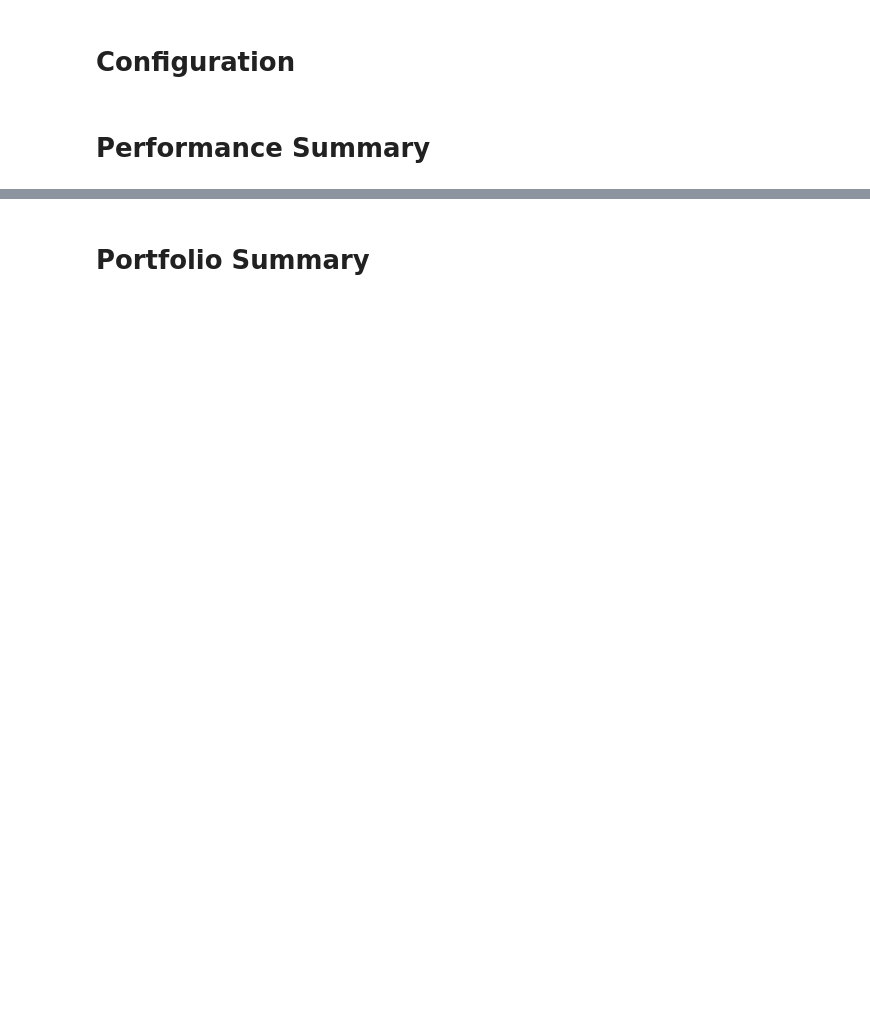
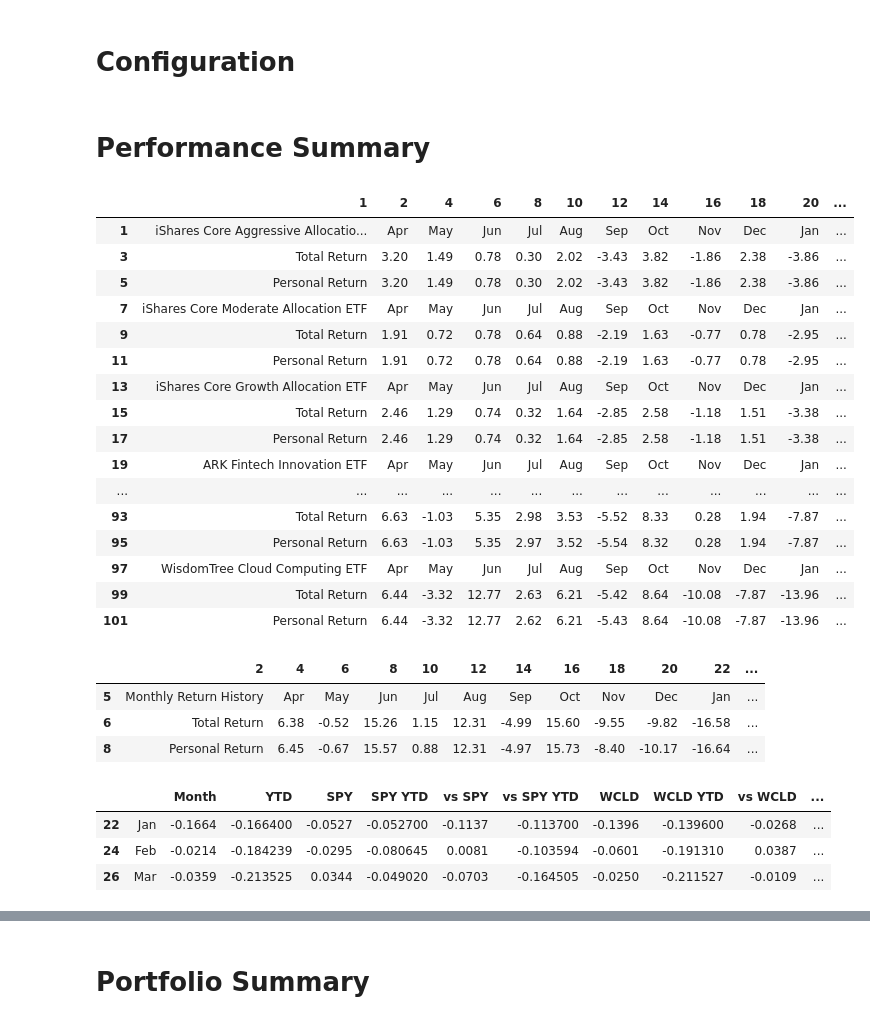
Before and after one commit to stan1eycc/investor-toolbox, a Jupyter notebook: notebooks/ms_parser_v2.ipynb, the cells around one changed output, grey strips where cells are left out. Saved outputs shown, nothing was run; the diff lists cells and outputs as text; code cells hidden in the pictures; blank space fills up the shorter version.

```diff
--- a/notebooks/ms_parser_v2.ipynb
+++ b/notebooks/ms_parser_v2.ipynb
@@ -95,34 +95,52 @@ if current_month_i == 11 :
                       annual_cfg_year + annual_cfg_date[current_month_i-1] + '_' +
                      benchmark_name_cfg + '_' +
                      portfolio_performance_name)
 
     df_list = pd.read_html(bm_url_t)
 
     df = df_list[9]
     df = df.dropna(how='all',axis='columns')
     df = df.dropna(how='all')
     df = df.dropna(how='any',axis='columns')
     #mon_df = df.iloc[1:4,2:15]
     #print(mon_df.to_string(index=False,header=False))
     res_df = df
     #res_df
 
     #Get month names
     df = df_list[8]
     df = df.dropna(how='all',axis='columns')
     df = df.dropna(how='all')
     #df = df.dropna(how='any',axis='columns')
     #print(df.iloc[1,1])
     #df.iloc[0,]
 
     for i in list(range(0,len(res_df),3)):
         res_df.iloc[i,1:] = df.iloc[0,]
 
     #Reassign Dec
     res_df.iloc[:,list(res_df.iloc[0,]).index('Dec')] = res_df_dec.iloc[:,list(res_df_dec.iloc[0,]).index('Dec')]
 
 # Return
-#res_df
+res_df
+# %% [output]
+|  | 1 | 2 | 4 | 6 | 8 | 10 | 12 | 14 | 16 | 18 | 20 | ... |
+| 1 | iShares Core Aggressive Allocatio... | Apr | May | Jun | Jul | Aug | Sep | Oct | Nov | Dec | Jan | ... |
+| 3 | Total Return | 3.20 | 1.49 | 0.78 | 0.30 | 2.02 | -3.43 | 3.82 | -1.86 | 2.38 | -3.86 | ... |
+| 5 | Personal Return | 3.20 | 1.49 | 0.78 | 0.30 | 2.02 | -3.43 | 3.82 | -1.86 | 2.38 | -3.86 | ... |
+| 7 | iShares Core Moderate Allocation ETF | Apr | May | Jun | Jul | Aug | Sep | Oct | Nov | Dec | Jan | ... |
+| 9 | Total Return | 1.91 | 0.72 | 0.78 | 0.64 | 0.88 | -2.19 | 1.63 | -0.77 | 0.78 | -2.95 | ... |
+| 11 | Personal Return | 1.91 | 0.72 | 0.78 | 0.64 | 0.88 | -2.19 | 1.63 | -0.77 | 0.78 | -2.95 | ... |
+| 13 | iShares Core Growth Allocation ETF | Apr | May | Jun | Jul | Aug | Sep | Oct | Nov | Dec | Jan | ... |
+| 15 | Total Return | 2.46 | 1.29 | 0.74 | 0.32 | 1.64 | -2.85 | 2.58 | -1.18 | 1.51 | -3.38 | ... |
+| 17 | Personal Return | 2.46 | 1.29 | 0.74 | 0.32 | 1.64 | -2.85 | 2.58 | -1.18 | 1.51 | -3.38 | ... |
+| 19 | ARK Fintech Innovation ETF | Apr | May | Jun | Jul | Aug | Sep | Oct | Nov | Dec | Jan | ... |
+| ... | ... | ... | ... | ... | ... | ... | ... | ... | ... | ... | ... | ... |
+| 93 | Total Return | 6.63 | -1.03 | 5.35 | 2.98 | 3.53 | -5.52 | 8.33 | 0.28 | 1.94 | -7.87 | ... |
+| 95 | Personal Return | 6.63 | -1.03 | 5.35 | 2.97 | 3.52 | -5.54 | 8.32 | 0.28 | 1.94 | -7.87 | ... |
+| 97 | WisdomTree Cloud Computing ETF | Apr | May | Jun | Jul | Aug | Sep | Oct | Nov | Dec | Jan | ... |
+| 99 | Total Return | 6.44 | -3.32 | 12.77 | 2.63 | 6.21 | -5.42 | 8.64 | -10.08 | -7.87 | -13.96 | ... |
+| 101 | Personal Return | 6.44 | -3.32 | 12.77 | 2.62 | 6.21 | -5.43 | 8.64 | -10.08 | -7.87 | -13.96 | ... |
 # %%
 # Portfolio parsing
 
@@ -165,7 +183,12 @@ if current_month_i == 11 :
     mon_df.iloc[:,list(mon_df.iloc[0,]).index('Dec')] = mon_df_dec.iloc[:,list(mon_df_dec.iloc[0,]).index('Dec')]
 
 #print(mon_df.to_string(index=False,header=False))
-#mon_df
+mon_df
+# %% [output]
+|  | 2 | 4 | 6 | 8 | 10 | 12 | 14 | 16 | 18 | 20 | 22 | ... |
+| 5 | Monthly Return History | Apr | May | Jun | Jul | Aug | Sep | Oct | Nov | Dec | Jan | ... |
+| 6 | Total Return | 6.38 | -0.52 | 15.26 | 1.15 | 12.31 | -4.99 | 15.60 | -9.55 | -9.82 | -16.58 | ... |
+| 8 | Personal Return | 6.45 | -0.67 | 15.57 | 0.88 | 12.31 | -4.97 | 15.73 | -8.40 | -10.17 | -16.64 | ... |
 # %%
 # Build summary dataframe
 
@@ -212,7 +235,12 @@ summary_df[bm_ticker +' YTD'] = list(df['YTD'])
 summary_df['vs ' + bm_ticker] = summary_df['Month'] - summary_df[bm_ticker]
 summary_df['vs ' + bm_ticker +' YTD'] = summary_df['YTD'] - summary_df[bm_ticker +' YTD']
 
-#summary_df
+summary_df
+# %% [output]
+|  |  | Month | YTD | SPY | SPY YTD | vs SPY | vs SPY YTD | WCLD | WCLD YTD | vs WCLD | ... |
+| 22 | Jan | -0.1664 | -0.166400 | -0.0527 | -0.052700 | -0.1137 | -0.113700 | -0.1396 | -0.139600 | -0.0268 | ... |
+| 24 | Feb | -0.0214 | -0.184239 | -0.0295 | -0.080645 | 0.0081 | -0.103594 | -0.0601 | -0.191310 | 0.0387 | ... |
+| 26 | Mar | -0.0359 | -0.213525 | 0.0344 | -0.049020 | -0.0703 | -0.164505 | -0.0250 | -0.211527 | -0.0109 | ... |
 # %%
 # Print results (new layout)
 
```
Also changed, not shown: parts of 6 cells of this notebook.
